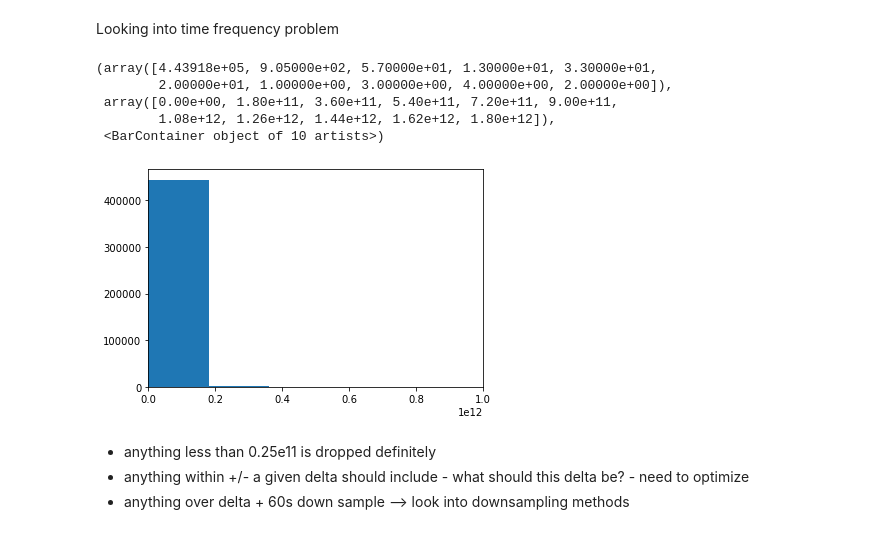
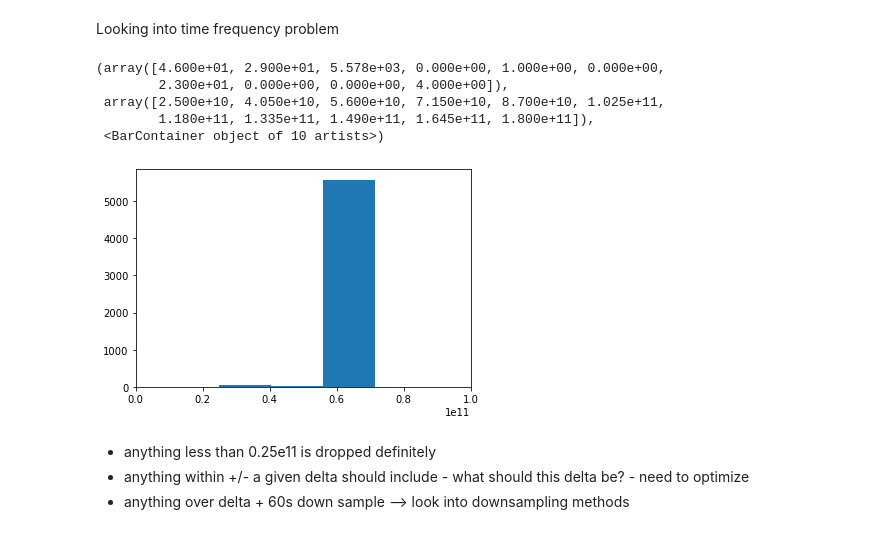
Before and after one commit to fyng/PedAccel, a Jupyter notebook: JHU SAFE/patient_sbs.ipynb, the cells around one changed output. Drawn from its saved outputs; the diff is of its cells as text; code cells hidden in the pictures.

```diff
--- a/JHU SAFE/patient_sbs.ipynb
+++ b/JHU SAFE/patient_sbs.ipynb
@@ -241,7 +241,7 @@ metrics = set(hl7m_order + tsdb_order + ge_order)
 # %%
 X = []
 y = []
-#time_bin = []
+time_bin = []
 patient_time_bin = {}
 #temp_patients = [patients[0]] #temp array to look at one patient of interest
 
@@ -308,8 +308,9 @@ for p in patients[0:10]: #temp_patients #patients[0:10]
         # drop rows with non-constant time intervals
         t_diff = dat['dts'].diff()
         t_diff_new = t_diff[t_diff >= pd.Timedelta(25,unit="S")].reset_index(drop=True)
-        #time_bin.append(t_diff.values.tolist())
+        time_bin.append(t_diff_new.values.tolist())
         patient_time_bin[p] = t_diff_new.values.tolist()
+        #patient_time_bin.append(t_diff_new.values.tolist())
         # force all time interval to be constant - TASK: investigate a different way to do this s.t. we don't lose as much data
         dat = dat[t_diff == pd.Timedelta(60,unit="S")].reset_index(drop=True)
         # sample to 30
@@ -385,16 +386,16 @@ Looking into time frequency problem
 # %%
 flat_time_bin = [item for sublist in time_bin for item in sublist]
 flat_time_bin = [i for i in flat_time_bin if i is not None]
 flat_time_bin
-plt.xlim(0, 1e12)
+plt.xlim(0, 1e11)
 plt.hist(flat_time_bin)
 # %% [output]
-(array([4.43918e+05, 9.05000e+02, 5.70000e+01, 1.30000e+01, 3.30000e+01,
-        2.00000e+01, 1.00000e+00, 3.00000e+00, 4.00000e+00, 2.00000e+00]),
- array([0.00e+00, 1.80e+11, 3.60e+11, 5.40e+11, 7.20e+11, 9.00e+11,
-        1.08e+12, 1.26e+12, 1.44e+12, 1.62e+12, 1.80e+12]),
+(array([4.600e+01, 2.900e+01, 5.578e+03, 0.000e+00, 1.000e+00, 0.000e+00,
+        2.300e+01, 0.000e+00, 0.000e+00, 4.000e+00]),
+ array([2.500e+10, 4.050e+10, 5.600e+10, 7.150e+10, 8.700e+10, 1.025e+11,
+        1.180e+11, 1.335e+11, 1.490e+11, 1.645e+11, 1.800e+11]),
  <BarContainer object of 10 artists>)
-[figure, old version]
+[figure, new version]
 # %% [markdown]
 * anything less than 0.25e11 is dropped definitely
 * anything within +/- a given delta should include - what should this delta be? - need to optimize
```
Also changed, not shown: parts of 2 cells of this notebook.
